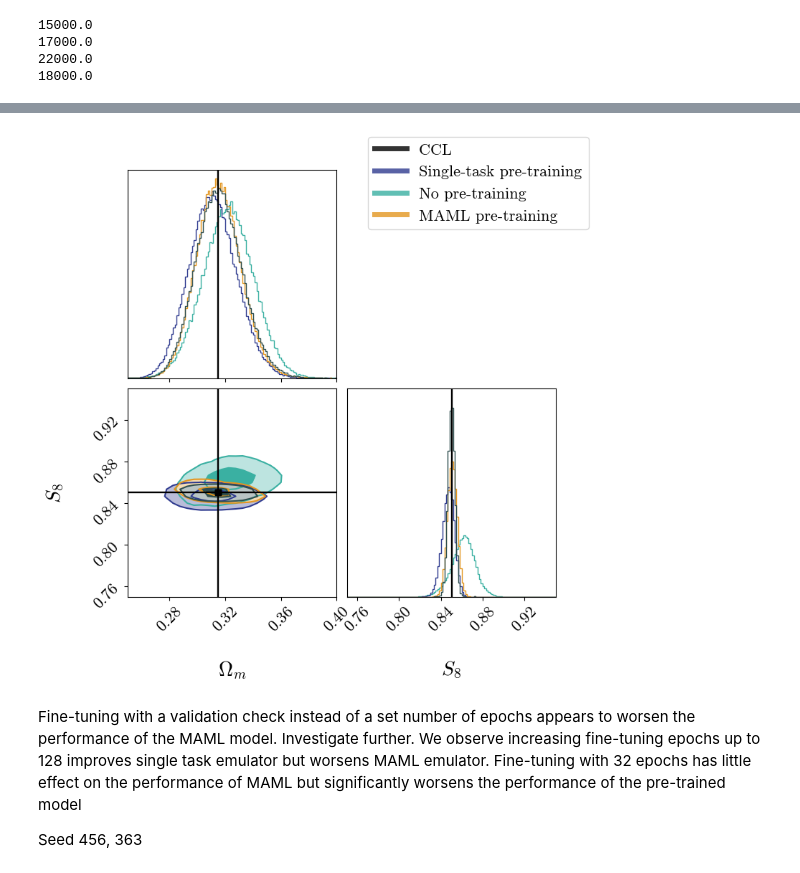
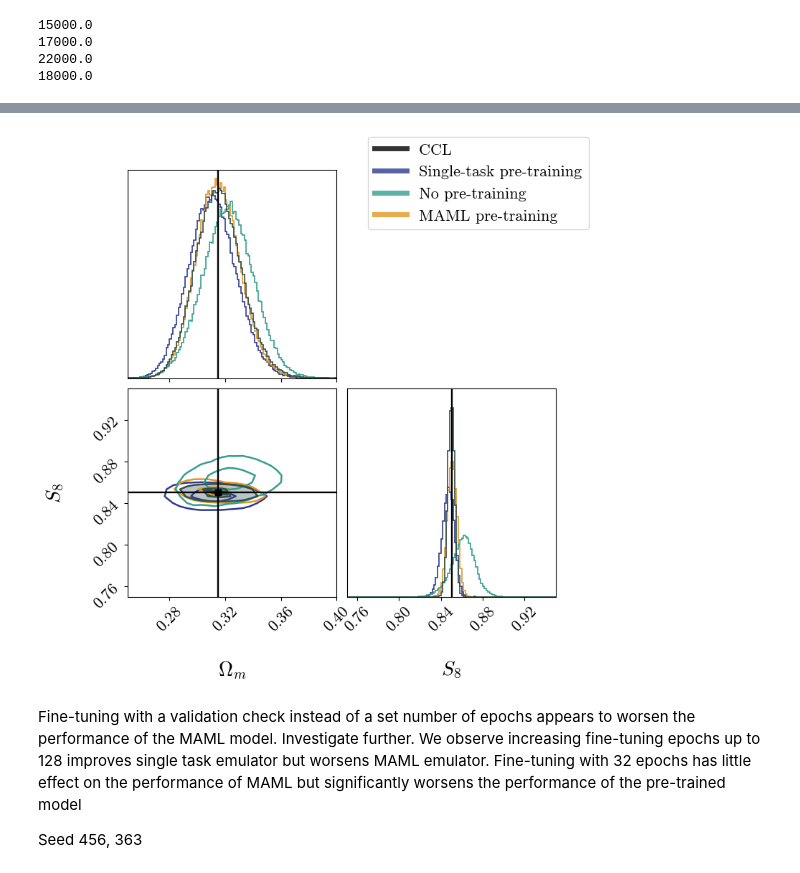
Before and after one commit to CMacM/CosyMAML, a Jupyter notebook: ANALYSIS_compare_CS_MCMC.ipynb, the cells around one changed output, grey strips where cells are left out. Saved outputs shown, nothing was run; the diff lists cells and outputs as text; code cells hidden in the pictures.

```diff
--- a/ANALYSIS_compare_CS_MCMC.ipynb
+++ b/ANALYSIS_compare_CS_MCMC.ipynb
@@ -53,7 +53,7 @@ device = 'cuda'
 # Load in mcmc data sets
 
 # load in the data
-numerical_reader = emcee.backends.HDFBackend('mcmc_chains/cl_ee_76walkers_50tauCCL_chain.h5', read_only=True)
+numerical_reader = emcee.backends.HDFBackend('mcmc_chains/cl_ee_76walkers_50tauCCL_chain_ORIGINAL.h5', read_only=True)
 pretrain_reader = emcee.backends.HDFBackend('mcmc_chains/76_pretrain_emulator_mcmc_50tau.h5', read_only=True)
 fresh_reader = emcee.backends.HDFBackend('mcmc_chains/76_fresh_emulator_mcmc_50tau.h5', read_only=True)
 maml_reader = emcee.backends.HDFBackend('mcmc_chains/76_maml_emulator_mcmc_50tau.h5', read_only=True)
@@ -233,31 +243,16 @@ smooth = 0
 bins = 30
 hist_factor = 4
 param_ranges = [(0.25, 0.4), (0.75, 0.95)]
-fill = True
+fill = False
 
 fig = plt.figure(figsize=(8, 8))
 
 colors=['#4059AD', '#97D8C4', '#F4B942']
-colors_pop = ["#2F3B8F", "#3AB0A2", "#E39620"]
+colors_pop = ["#2F3B8F", "#349E91", "#E39620"]
 
-# Add fresh samples
-corner.corner(
-    S8_fresh_samples,
-    labels=[r"$\Omega_m$", r"$S_8$"],
-    truths=truths,
-    levels=levels,
-    plot_datapoints=False,
-    fill_contours=fill,
-    plot_density=False,
-    color=colors_pop[1],
-    truth_color='k',
-    smooth=smooth,
-    bins=bins,
-    hist_bin_factor=hist_factor,
-    hist_kwargs=dict(density=True),
-    range=param_ranges,
-    fig=fig
-)
+lw = 1.2
+clw = 1.8
+
 
 # Add emulator samples
 corner.corner(
@@ -273,7 +268,8 @@ corner.corner(
     smooth=smooth,
     bins=bins,
     hist_bin_factor=hist_factor,
-    hist_kwargs=dict(density=True),
+    hist_kwargs=dict(density=True, linewidth=lw),
+    contour_kwargs={"linewidths": clw},
     range=param_ranges,
     fig=fig
 )
@@ -292,7 +288,28 @@ corner.corner(
     smooth=smooth,
     bins=bins,
     hist_bin_factor=hist_factor,
-    hist_kwargs=dict(density=True),
+    hist_kwargs=dict(density=True, linewidth=lw),
+    contour_kwargs={"linewidths": clw},
+    range=param_ranges,
+    fig=fig
+)
+
+# Add fresh samples
+corner.corner(
+    S8_fresh_samples,
+    labels=[r"$\Omega_m$", r"$S_8$"],
+    truths=truths,
+    levels=levels,
+    plot_datapoints=False,
+    fill_contours=fill,
+    plot_density=False,
+    color=colors_pop[1],
+    truth_color='k',
+    smooth=smooth,
+    bins=bins,
+    hist_bin_factor=hist_factor,
+    hist_kwargs=dict(density=True, linewidth=lw),
+    contour_kwargs={"linewidths": clw},
     range=param_ranges,
     fig=fig
 )
@@ -302,36 +319,37 @@ corner.corner(
     S8_num_samples,
     labels=[r"$\Omega_m$", r"$S_8$"],
     truths=truths,
     levels=levels,
     plot_datapoints=False,
-    fill_contours=fill,
+    fill_contours=True,
     plot_density=False,
     color='darkslategray',
     truth_color='k',
     smooth=smooth,
     bins=bins,
     hist_bin_factor=hist_factor,
     range=param_ranges,
     label_kwargs={'fontsize': 20},
-    hist_kwargs=dict(density=True),
+    hist_kwargs=dict(density=True, linewidth=lw),
+    contour_kwargs={"linewidths": clw},
     fig=fig
 )
 
 handles = [
     plt.Line2D([0], [0], color='k', lw=5, alpha=0.8, label='CCL '),
     plt.Line2D([0], [0], color=colors_pop[0], lw=5, alpha=0.8, label='Single-task pre-training'),
     plt.Line2D([0], [0], color=colors_pop[1], lw=5, alpha=0.8, label='No pre-training'),
     plt.Line2D([0], [0], color=colors_pop[2], lw=5, alpha=0.8, label='MAML pre-training')
 ]
 
 for ax in fig.axes:
     ax.tick_params(axis='both', labelsize=16)
 
 fig.legend(handles=handles, loc='upper right', fontsize=16)
 
 plt.savefig('plots/S8_compare_emulators.pdf', bbox_inches='tight', dpi=300)
 # %% [output]
-[figure, old version]
+[figure, new version]
 # %% [markdown]
 Fine-tuning with a validation check instead of a set number of epochs appears to worsen the performance of the MAML model. Investigate further.
 We observe increasing fine-tuning epochs up to 128 improves single task emulator but worsens MAML emulator.
```
Also changed, not shown: parts of 1 cell of this notebook, 12 other files.
